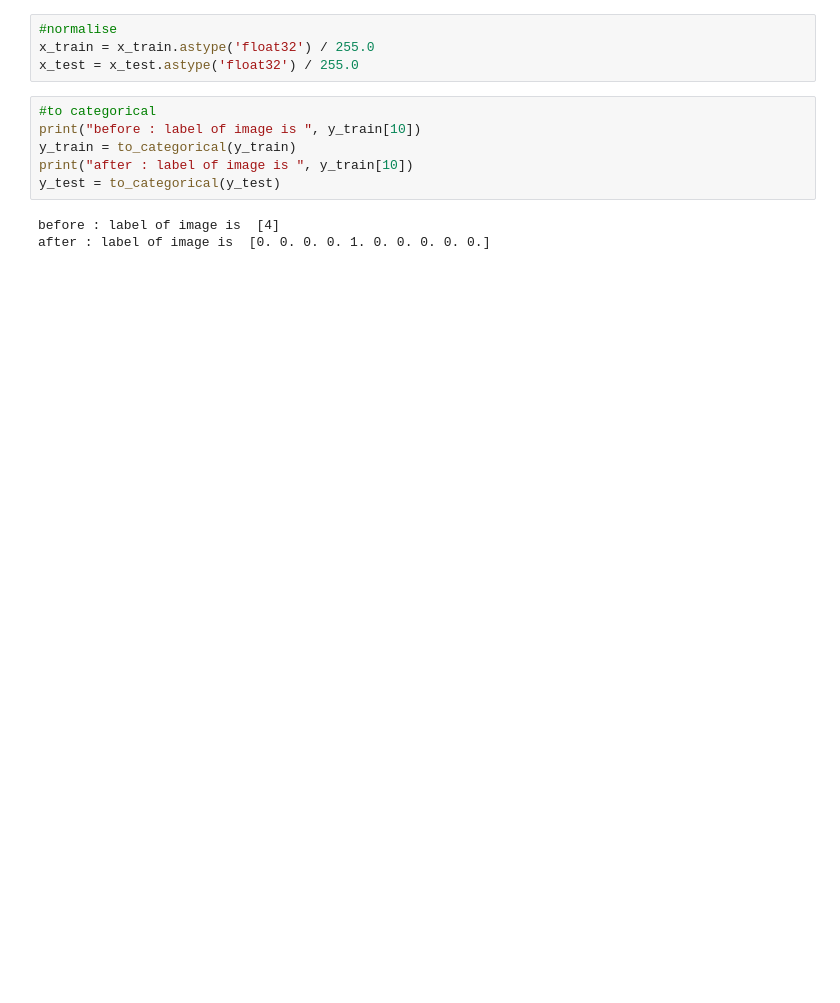
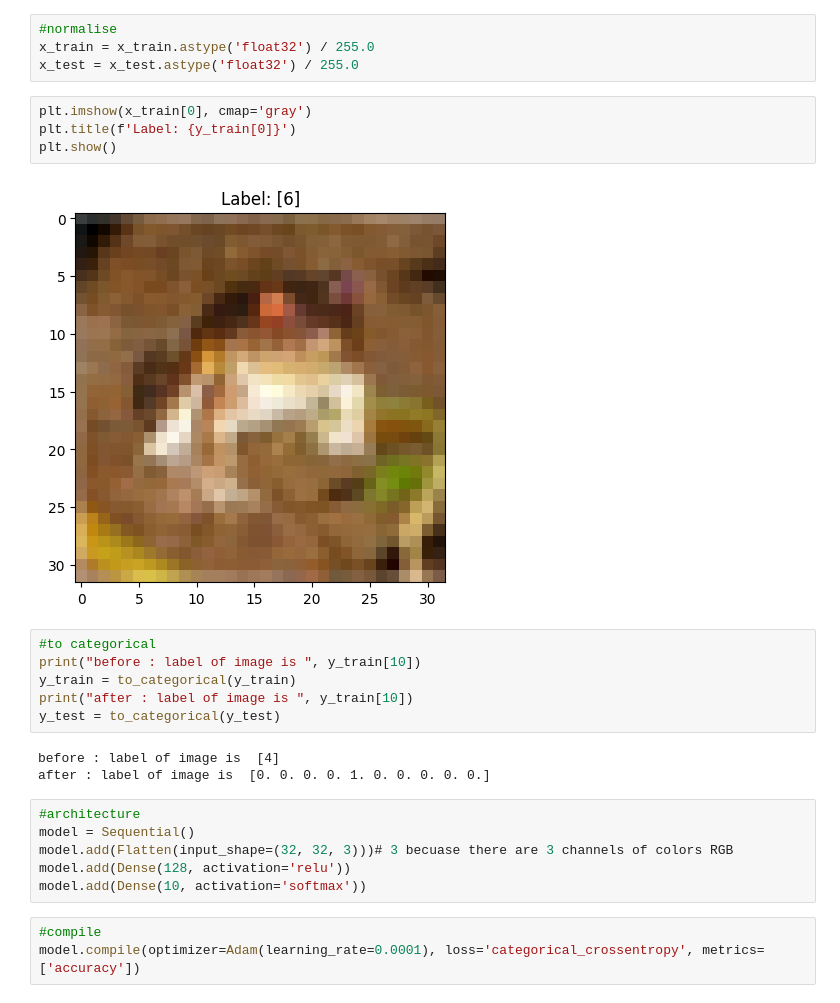
Before and after one commit to Praneeth0526/AI-Bootcamp, a Jupyter notebook: cifar10_mlp_keras.ipynb, the cells around one changed output. Drawn from its saved outputs; the diff is of its cells as text; blank space fills up the shorter version.

```diff
--- a/cifar10_mlp_keras.ipynb
+++ b/cifar10_mlp_keras.ipynb
@@ -14,6 +11,12 @@ Downloading data from https://www.cs.toronto.edu/~kriz/cifar-10-python.tar.gz
 #normalise
 x_train = x_train.astype('float32') / 255.0
 x_test = x_test.astype('float32') / 255.0
+# %%
+plt.imshow(x_train[0], cmap='gray')
+plt.title(f'Label: {y_train[0]}')
+plt.show()
+# %% [output]
+[figure, added]
 # %%
 #to categorical
 print("before : label of image is ", y_train[10])
@@ -23,3 +26,12 @@ y_test = to_categorical(y_test)
 # %% [output]
 before : label of image is  [4]
 after : label of image is  [0. 0. 0. 0. 1. 0. 0. 0. 0. 0.]
+# %%
+#architecture
+model = Sequential()
+model.add(Flatten(input_shape=(32, 32, 3)))# 3 becuase there are 3 channels of colors RGB
+model.add(Dense(128, activation='relu'))
+model.add(Dense(10, activation='softmax'))
+# %%
+#compile
+model.compile(optimizer=Adam(learning_rate=0.0001), loss='categorical_crossentropy', metrics=['accuracy'])
```
Also changed, not shown: parts of 7 cells of this notebook.
